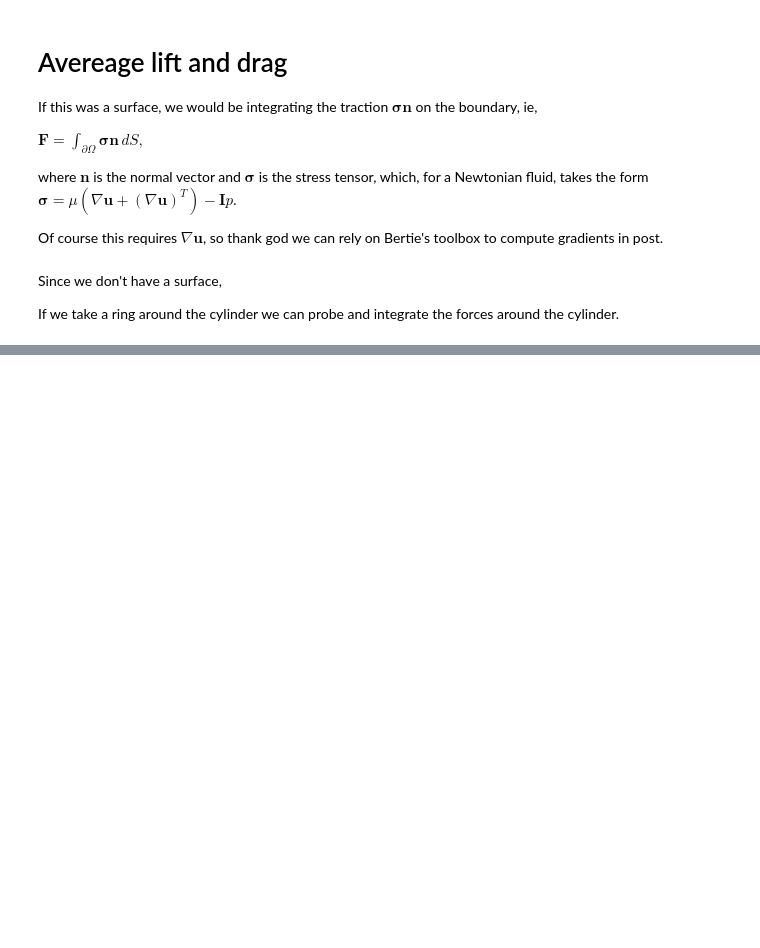
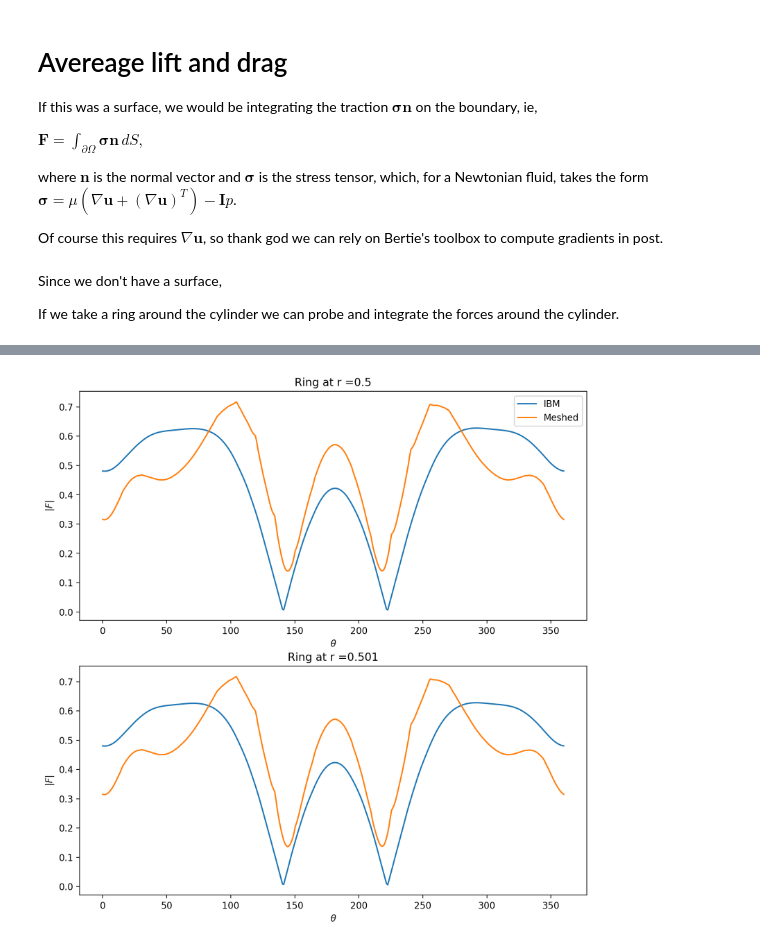
Before and after one commit to ExtremeFLOW/neko-top, a Jupyter notebook: examples/brinkman_parameters/post_processing/wake_visualization.ipynb, the cells around one changed output, grey strips where cells are left out. Cells and saved outputs as stored; diff of their text form; code cells hidden in the pictures; blank space fills up the shorter version.

```diff
--- a/examples/brinkman_parameters/post_processing/wake_visualization.ipynb
+++ b/examples/brinkman_parameters/post_processing/wake_visualization.ipynb
@@ -133,0 +191,12 @@ plt.show()
+# %%
+fig, ax = plt.subplots(1, len(wake_positions), figsize=(10, 5), dpi = 200)
+
+for i in range(len(wake_positions)):
+    wake_index = np.where(xyz[:,0] == wake_positions[i])
+    ax[i].plot(brinkman_wake_u[i,:].flatten(), xyz[wake_index, 1].flatten())
+    ax[i].plot(meshed_wake_u[i,:].flatten(), xyz[wake_index, 1].flatten())
+    ax[i].set_title('Wake at x ='+str(wake_positions[i]))
+    ax[i].set_xlim(U_lims)
+    ax[i].set_ylim(y_lims)
+
+plt.show()
@@ -191,0 +388,17 @@ brinkman_ring_probes = Probes(comm, probes = xyz, msh = brinkman_msh, point_inte
+# %%
+import pynektools.interpolation.pointclouds as pcs
+th_1d = pcs.generate_1d_arrays([0, 2*np.pi], n_points, mode="equal")
+
+fig, ax = plt.subplots(2,1, figsize=(10, 10), dpi = 200)
+
+# lets just look at 2
+for i in range(2):
+    ax[i].plot(th_1d/np.pi*180, np.sqrt(brinkman_f_x_tot[i,:]**2 + brinkman_f_y_tot[i,:]**2), label='IBM')
+    ax[i].plot(th_1d/np.pi*180, np.sqrt(meshed_f_x_tot[i,:]**2 + meshed_f_y_tot[i,:]**2), label='Meshed')
+    ax[i].set_title('Ring at r ='+str(ring_radii[i]))
+    ax[i].set_xlabel(r'$\theta$')
+    ax[i].set_ylabel(r'$|F|$')
+ax[0].legend()
+plt.show()
+# %% [output]
+[figure, added]
```
Also changed, not shown: parts of 20 cells of this notebook, 1 other file.
